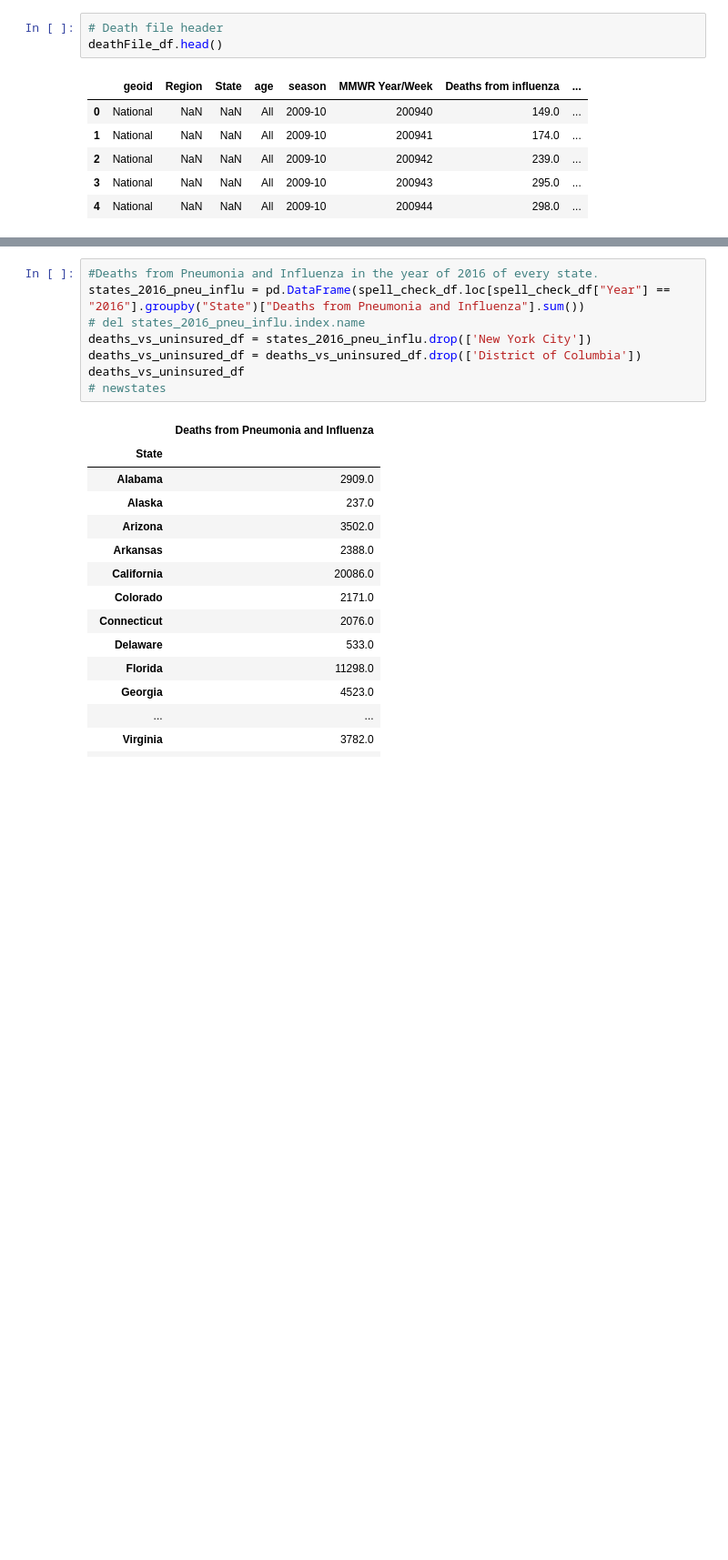
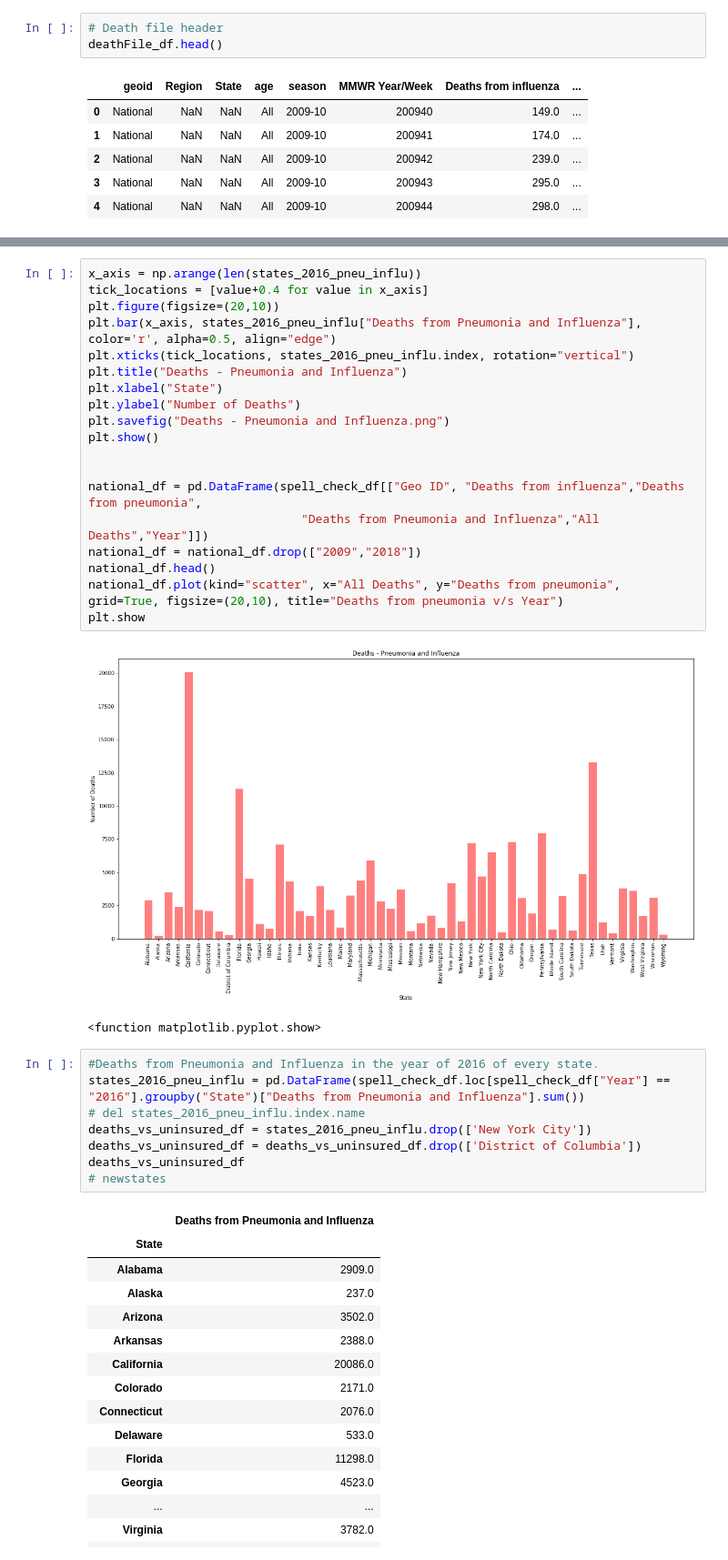
Before and after one commit to siven91/DataScienceProject1, a Jupyter notebook: AnotherDayAnotherData.ipynb, the cells around one changed output, grey strips where cells are left out. Shown at 91% size. Saved outputs shown, nothing was run; the diff lists cells and outputs as text; blank space fills up the shorter version.

Commit message:
updated with pneumonia deaths and deaths for each state in middle of workbook

```diff
--- a/AnotherDayAnotherData.ipynb
+++ b/AnotherDayAnotherData.ipynb
@@ -74,6 +74,28 @@ drop_region_df.head()
 | 2 | National | NaN | All | 4080.0 | 47451.0 | 8.598344 | 2009 |
 | 3 | National | NaN | All | 4057.0 | 46432.0 | 8.737509 | 2009 |
 | 4 | National | NaN | All | 4156.0 | 47372.0 | 8.773115 | 2009 |
+# %%
+x_axis = np.arange(len(states_2016_pneu_influ))
+tick_locations = [value+0.4 for value in x_axis]
+plt.figure(figsize=(20,10))
+plt.bar(x_axis, states_2016_pneu_influ["Deaths from Pneumonia and Influenza"], color='r', alpha=0.5, align="edge")
+plt.xticks(tick_locations, states_2016_pneu_influ.index, rotation="vertical")
+plt.title("Deaths - Pneumonia and Influenza")
+plt.xlabel("State")
+plt.ylabel("Number of Deaths")
+plt.savefig("Deaths - Pneumonia and Influenza.png")
+plt.show()
+
+
+national_df = pd.DataFrame(spell_check_df[["Geo ID", "Deaths from influenza","Deaths from pneumonia",
+                              "Deaths from Pneumonia and Influenza","All Deaths","Year"]])
+national_df = national_df.drop(["2009","2018"])
+national_df.head()
+national_df.plot(kind="scatter", x="All Deaths", y="Deaths from pneumonia", grid=True, figsize=(20,10), title="Deaths from pneumonia v/s Year")
+plt.show
+# %% [output]
+[figure, added]
+<function matplotlib.pyplot.show>
 # %%
 #Deaths from Pneumonia and Influenza in the year of 2016 of every state.
 states_2016_pneu_influ = pd.DataFrame(spell_check_df.loc[spell_check_df["Year"] == "2016"].groupby("State")["Deaths from Pneumonia and Influenza"].sum())
```
Also changed, not shown: parts of 4 cells of this notebook, 1 other file.
